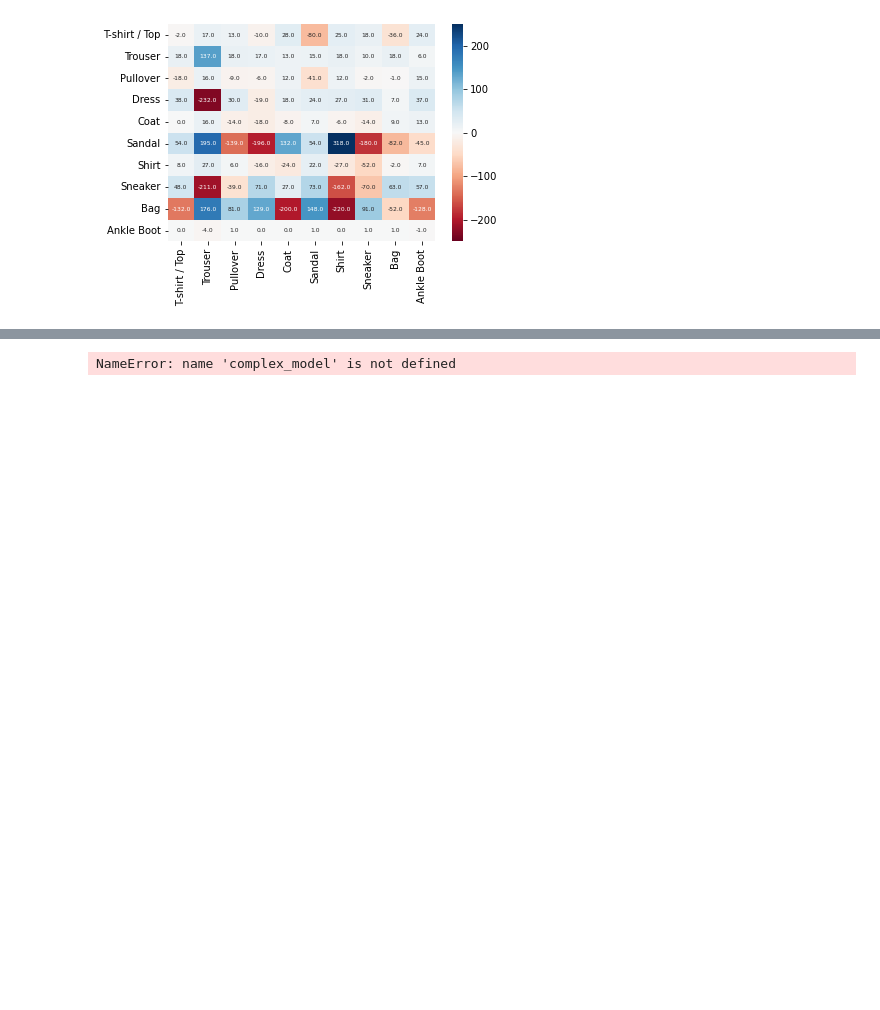
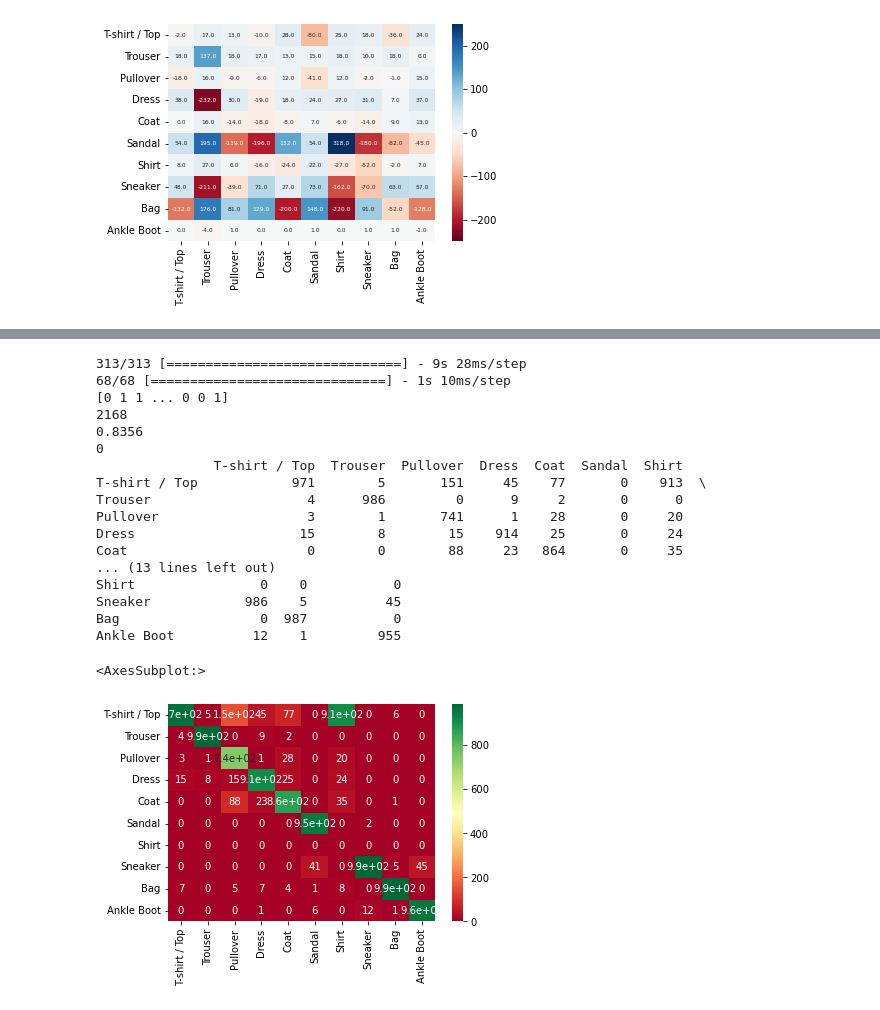
Before and after one commit to datascience-mobi-2023/topic01_team04, a Jupyter notebook: cnn.ipynb, the cells around one changed output, grey strips where cells are left out. Saved outputs shown, nothing was run; the diff lists cells and outputs as text; code cells hidden in the pictures; blank space fills up the shorter version.

```diff
--- a/cnn.ipynb
+++ b/cnn.ipynb
@@ -191,11 +191,6 @@ complex_model = Sequential([
   Conv2D(64, 3, activation="relu",padding="same"),
   Conv2D(64, 3, activation="relu",padding="same"),
   MaxPooling2D(pool_size=2,strides=2),
-  BatchNormalization(),
-  Conv2D(64, 3, activation="relu",padding="same"),
-  Conv2D(64, 3, activation="relu",padding="same"),
-  Conv2D(64, 3, activation="relu",padding="same"),
-  MaxPooling2D(pool_size=2,strides=1),
   BatchNormalization(),
   Conv2D(64, 3, activation="relu",padding="same"),
   Conv2D(64, 3, activation="relu",padding="same"),
@@ -226,7 +221,7 @@ tf.keras.callbacks.EarlyStopping(
 history = complex_model.fit(
   cnn_train,
   cnn_label_train,
-  epochs = 30,
+  epochs = 5,
   validation_data=(cnn_test, cnn_label_test),
   batch_size=256
 )
@@ -288,12 +276,12 @@ lenet5_shirt_model = Sequential([
   Dense(84,activation="relu"),
   Dense(2, activation='softmax'),
 ])
-lenet5_model.compile(
+lenet5_shirt_model.compile(
   'adam',
   loss='categorical_crossentropy',
   metrics=['accuracy'],
 )
-lenet5_model.fit(
+lenet5_shirt_model.fit(
   shirts_pixel,
   label_shirts,
   epochs=75,
@@ -305,13 +310,43 @@ NameError: name 'Sequential' is not defined
 # %%
+
 predictions = complex_model.predict(cnn_test)
 predictions =np.argmax(predictions, axis=1)
 predictions[predictions>=6]+=1
 prediction_shirt = cnn_test[predictions==0]
-prediction_shirt_final = lenet5_shirt_model.predict(prediction_shirts)
+prediction_shirt_final = lenet5_shirt_model.predict(prediction_shirt)
 prediction_shirt_final = np.argmax(prediction_shirt_final,axis=1)
-for pred in predictions[predictions==0] and i in range(len(predictions[predictions==0])):
+print(prediction_shirt_final)
+print(len(predictions[predictions==0]))
+for i, pred in enumerate(predictions[predictions==0]):
     if prediction_shirt_final[i] == 1:
-        pred = 6
-print(predictions)
+        pred=6 #not working
+print(np.sum(predictions==og_label_test)/len(og_label_test))
+import sklearn
+from sklearn.metrics import confusion_matrix
+y_pred = predictions
+y_true = og_label_test
+class_names = np.array(["T-shirt / Top", "Trouser", "Pullover", "Dress", "Coat", "Sandal", "Shirt", "Sneaker", "Bag", "Ankle Boot"])
+conf = confusion_matrix(y_pred, y_true)
+conf_df = pnd.DataFrame(conf, index=class_names, columns=class_names)
+print(conf_df)
+sns.heatmap(conf_df, annot=True, cmap='RdYlGn')
 # %% [output]
-NameError: name 'complex_model' is not defined
+313/313 [==============================] - 9s 28ms/step
+68/68 [==============================] - 1s 10ms/step
+[0 1 1 ... 0 0 1]
+2168
+0.8356
+0
+               T-shirt / Top  Trouser  Pullover  Dress  Coat  Sandal  Shirt
+T-shirt / Top            971        5       151     45    77       0    913  \
+Trouser                    4      986         0      9     2       0      0
+Pullover                   3        1       741      1    28       0     20
+Dress                     15        8        15    914    25       0     24
+Coat                       0        0        88     23   864       0     35
+... (13 lines left out)
+Shirt                0    0           0
+Sneaker            986    5          45
+Bag                  0  987           0
+Ankle Boot          12    1         955
+<AxesSubplot:>
+[figure, added]
```
Also changed, not shown: parts of 2 cells of this notebook.
